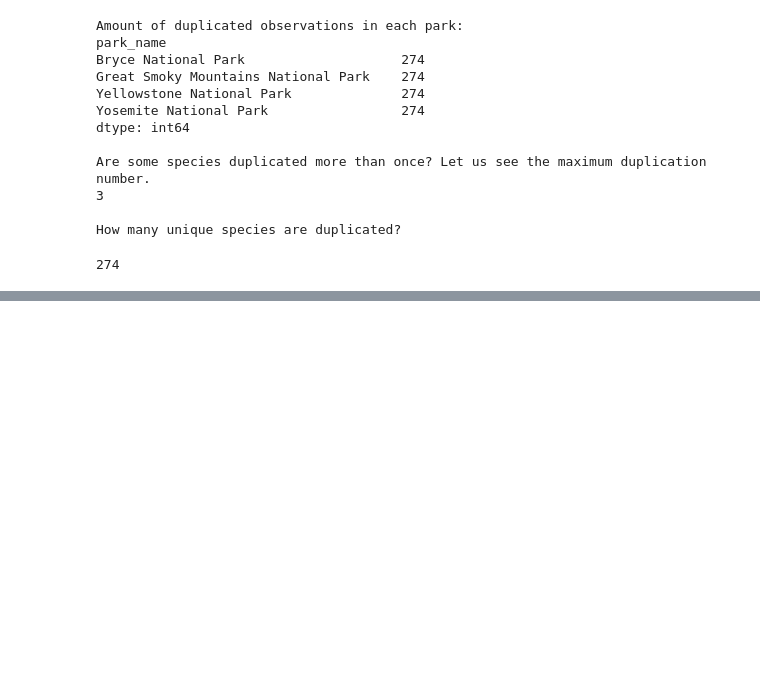
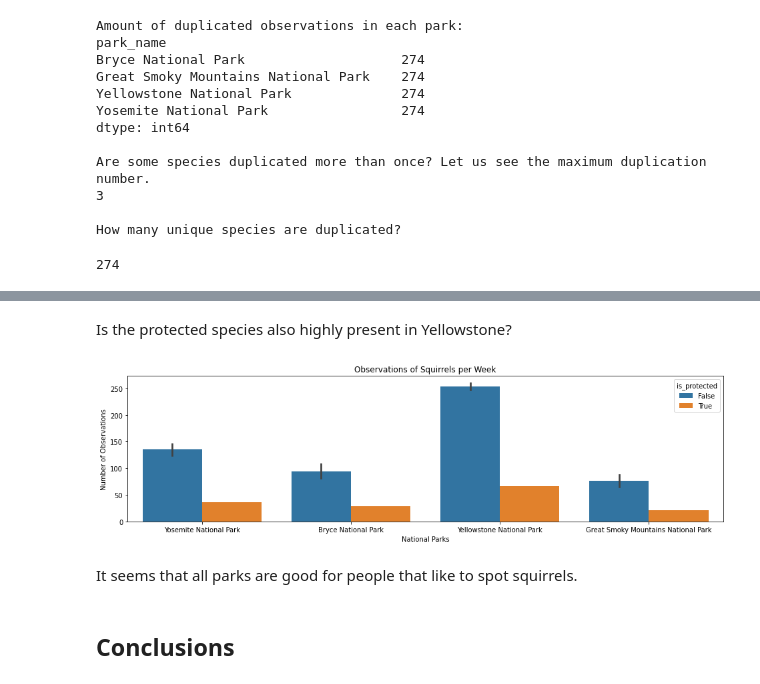
Before and after one commit to L-Koen/Biodiversity_Data_Science, a Jupyter notebook: biodiversity.ipynb, the cells around one changed output, grey strips where cells are left out. Drawn from its saved outputs; the diff is of its cells as text; code cells hidden in the pictures; blank space fills up the shorter version.

```diff
--- a/biodiversity.ipynb
+++ b/biodiversity.ipynb
@@ -316,0 +396,15 @@ ValueError: You are trying to merge on object and int64 columns. If you wish to
+# %% [markdown]
+Is the protected species also highly present in Yellowstone?
+# %%
+plt.figure(figsize=(16, 4))
+sns.barplot(x=squirrel_observations.park_name, y= squirrel_observations.observations, hue=squirrel_observations.is_protected)
+plt.xlabel('National Parks')
+plt.ylabel('Number of Observations')
+plt.title('Observations of Squirrels per Week')
+plt.show()
+# %% [output]
+[figure, added]
+# %% [markdown]
+It seems that all parks are good for people that like to spot squirrels.
+# %% [markdown]
+## Conclusions
```
Also changed, not shown: parts of 15 cells of this notebook.
